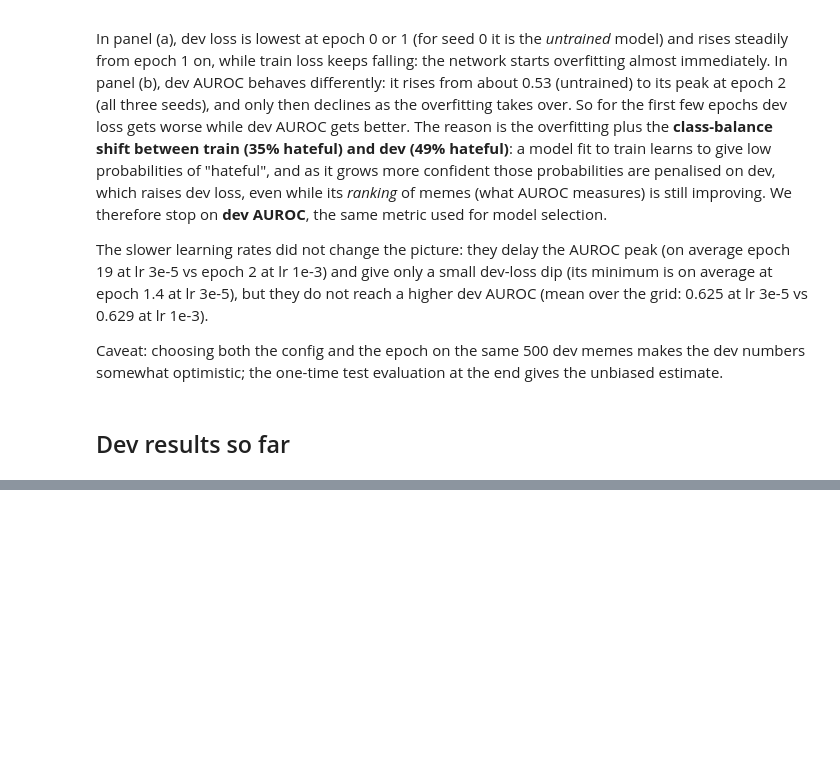
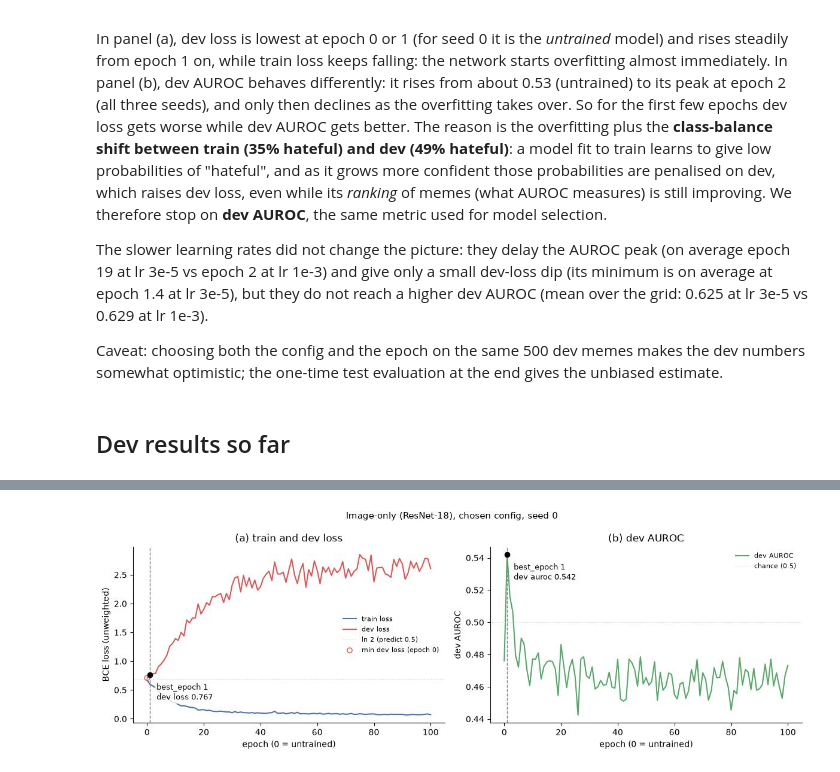
Before and after one commit to LUCIFER5671/hateful-memes, a Jupyter notebook: notebooks/lab3.ipynb, the cells around one changed output, grey strips where cells are left out. Cells and saved outputs as stored; diff of their text form; code cells hidden in the pictures; blank space fills up the shorter version.

```diff
--- a/notebooks/lab3.ipynb
+++ b/notebooks/lab3.ipynb
@@ -223,0 +232,9 @@ E.dev_table()
+# %%
+from src.features import load_concat
+
+Xtr_img, ytr_img, _ = load_features("train", "image_resnet")
+Xdev_img, ydev_img, meta_dev_img = load_features("dev", "image_resnet")
+grid_img, cfg_img, runs_img = E.fit_select_record("image_resnet", Xtr_img, ytr_img, Xdev_img, ydev_img, meta_dev_img)
+print("chosen:", cfg_img)
+display(grid_img.head(5).round(4))
+E.seed_table(runs_img)
@@ -223,0 +253,6 @@ E.dev_table()
+# %%
+fig = plot_loss_curves(runs_img[0].curves, runs_img[0].best_epoch, "Image-only (ResNet-18), chosen config, seed 0",
+                       save_path=ROOT / "figures" / "curves_image_resnet.png")
+plt.show()
+# %% [output]
+[figure, added]
```
Also changed, not shown: parts of 15 cells of this notebook, 15 other files.
